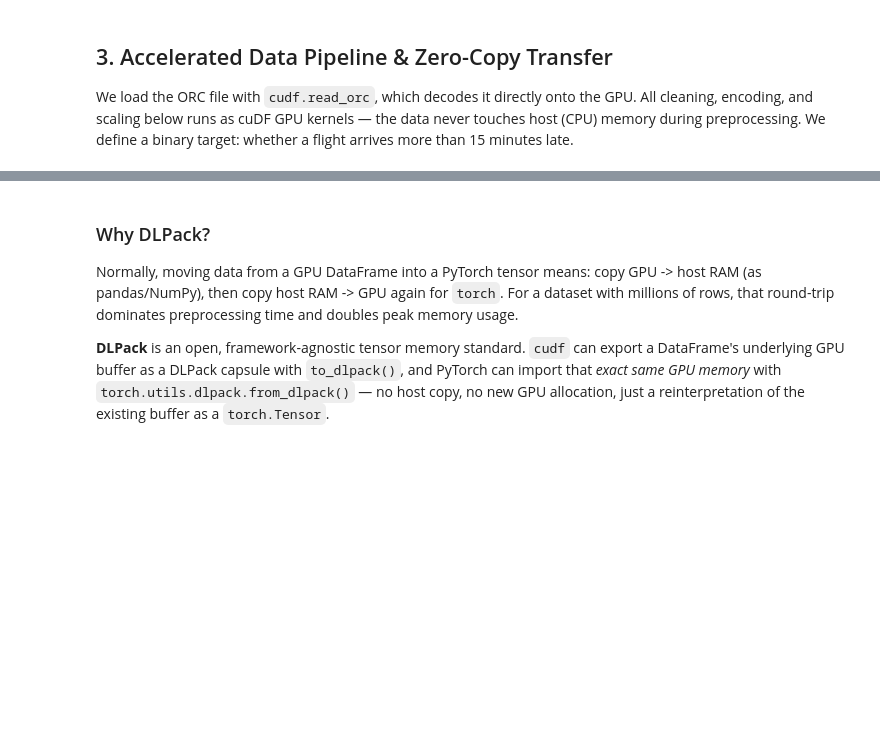
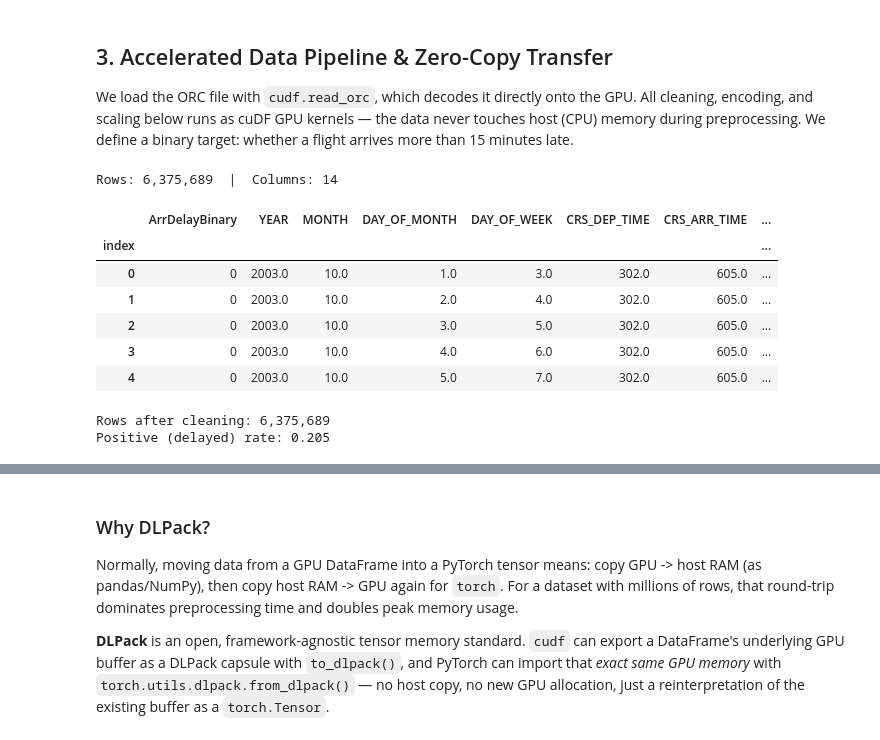
Before and after one commit to D-Barradas/Accelerated-Data-Science-with-RAPIDS, a Jupyter notebook: part4/4-03_Zero_Copy_Optuna_Lightning_RAPIDS.ipynb, the cells around one changed output, grey strips where cells are left out. Drawn from its saved outputs; the diff is of its cells as text; code cells hidden in the pictures; blank space fills up the shorter version.

```diff
--- a/part4/4-03_Zero_Copy_Optuna_Lightning_RAPIDS.ipynb
+++ b/part4/4-03_Zero_Copy_Optuna_Lightning_RAPIDS.ipynb
@@ -99,24 +125,40 @@ from torch.utils.data import DataLoader, TensorDataset, random_split
 # %%
 # Load the airline on-time performance data directly onto the GPU.
 gdf = cudf.read_orc(absolute_path_to_file)
+gdf.set_index("index", inplace=True)
 print(f"Rows: {len(gdf):,}  |  Columns: {len(gdf.columns)}")
 gdf.head()
+# %% [output]
+Rows: 6,375,689  |  Columns: 14
+|  | ArrDelayBinary | YEAR | MONTH | DAY_OF_MONTH | DAY_OF_WEEK | CRS_DEP_TIME | CRS_ARR_TIME | ... |
+| index |  |  |  |  |  |  |  | ... |
+| 0 | 0 | 2003.0 | 10.0 | 1.0 | 3.0 | 302.0 | 605.0 | ... |
+| 1 | 0 | 2003.0 | 10.0 | 2.0 | 4.0 | 302.0 | 605.0 | ... |
+| 2 | 0 | 2003.0 | 10.0 | 3.0 | 5.0 | 302.0 | 605.0 | ... |
+| 3 | 0 | 2003.0 | 10.0 | 4.0 | 6.0 | 302.0 | 605.0 | ... |
+| 4 | 0 | 2003.0 | 10.0 | 5.0 | 7.0 | 302.0 | 605.0 | ... |
 # %%
 # Drop cancelled/diverted flights (no meaningful arrival delay) and rows missing key fields.
-NUMERIC_FEATURES = ["Month", "DayofMonth", "DayOfWeek", "CRSDepTime", "CRSArrTime", "Distance"]
-CATEGORICAL_FEATURES = ["UniqueCarrier", "Origin", "Dest"]
+NUMERIC_FEATURES = ["MONTH", "DAY_OF_MONTH", "DAY_OF_WEEK", "CRS_DEP_TIME", "CRS_ARR_TIME", "DISTANCE"]
+CATEGORICAL_FEATURES = ["OP_UNIQUE_CARRIER", "ORIGIN", "DEST"]
 DELAY_THRESHOLD_MIN = 15
 
-gdf = gdf[gdf["Cancelled"] == 0]
-if "Diverted" in gdf.columns:
-    gdf = gdf[gdf["Diverted"] == 0]
-gdf = gdf.dropna(subset=["ArrDelay"] + NUMERIC_FEATURES + CATEGORICAL_FEATURES).reset_index(drop=True)
+if "CANCELLED" in gdf.columns:
+    gdf = gdf[gdf["CANCELLED"] == 0]
+
+if "DIVERTED" in gdf.columns:
+    gdf = gdf[gdf["DIVERTED"] == 0]
+gdf = gdf.dropna(  NUMERIC_FEATURES + CATEGORICAL_FEATURES).reset_index(drop=True)
 
 # Binary classification target: did the flight arrive more than 15 minutes late?
-gdf["is_delayed"] = (gdf["ArrDelay"] > DELAY_THRESHOLD_MIN).astype("int32")
+# reame ArrDelayBinary to is_delayed
+gdf.rename(columns={"ArrDelayBinary":"is_delayed"}, inplace=True)
 
 print(f"Rows after cleaning: {len(gdf):,}")
-print(f"Positive (delayed) rate: {gdf['is_delayed'].mean():.3f}")
+print(f"Positive (delayed) rate: {gdf["is_delayed"].mean():.3f}")
+# %% [output]
+Rows after cleaning: 6,375,689
+Positive (delayed) rate: 0.205
 # %%
 # Encode categorical flight attributes as integer codes, then scale every feature to
 # zero mean / unit variance -- both are GPU-vectorized cuDF operations over millions of rows.
```
Also changed, not shown: parts of 10 cells of this notebook.
